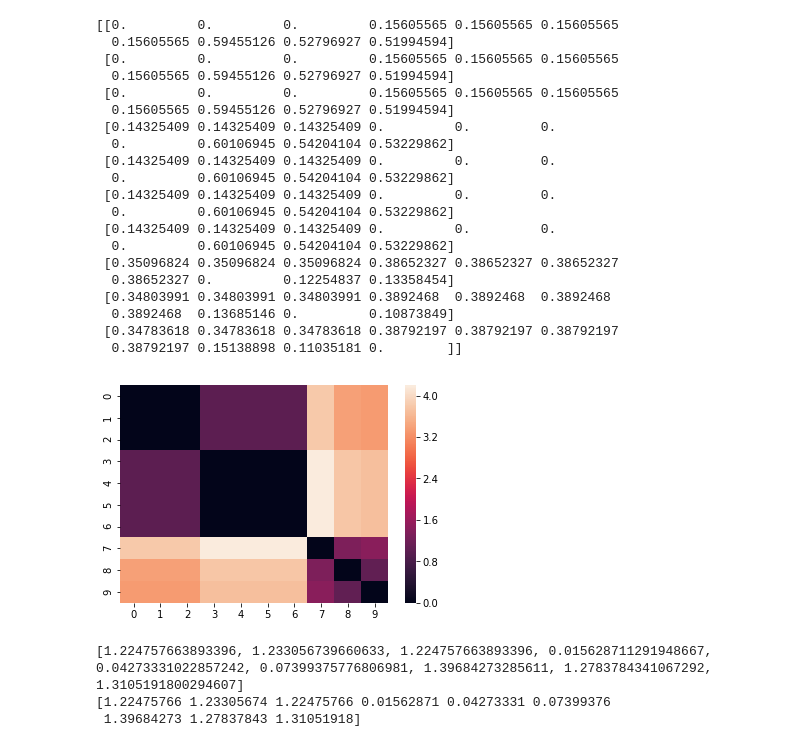
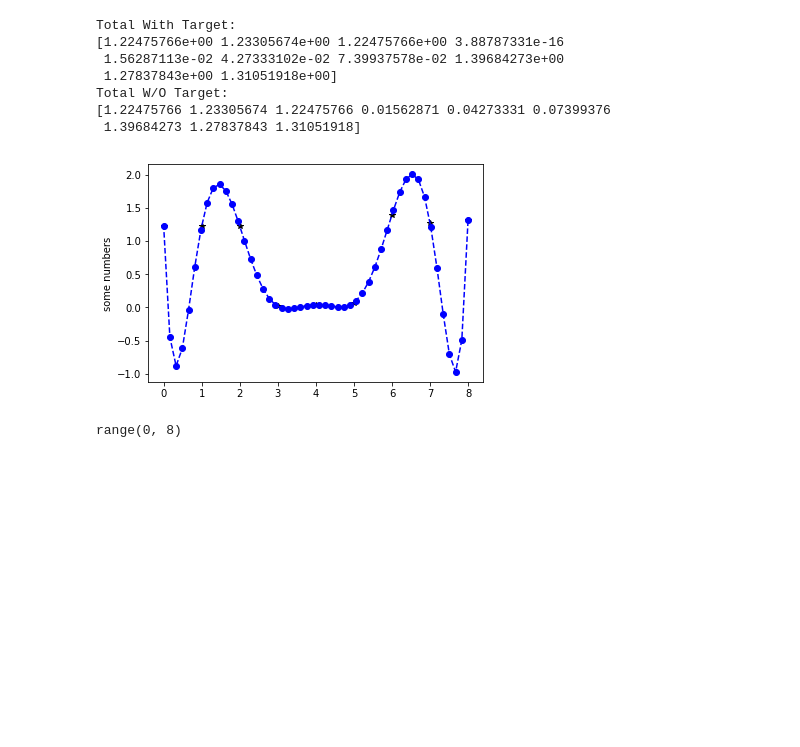
Before and after one commit to xhenes/optimality, a Jupyter notebook: AC-LIF.ipynb, the cells around one changed output. Saved outputs shown, nothing was run; the diff lists cells and outputs as text; code cells hidden in the pictures; blank space fills up the shorter version.

```diff
--- a/AC-LIF.ipynb
+++ b/AC-LIF.ipynb
@@ -64,17 +203,0 @@ print(len(vm))
-# %%
-plt.figure()
-for cell_id in arange(0,10):
-    plt.plot(vm[:,cell_id]-10*mV*cell_id)
-plt.grid()
-plt.xlabel("Time (ms)")
-plt.ylabel("Membrane potential (mV)")
-plt.ylim(-250, 50)
-plt.title("Current injection example");
-plt.figure()
-for cell_id in arange(0,10):
-    plt.plot(vm[:, cell_id])
-plt.grid()
-plt.xlabel("Time (ms)")
-plt.ylabel("Membrane potential (mV)")
-plt.ylim(-70, -40)
-plt.title("Current injection example");
@@ -123,4 +212,7 @@ true = ttarget(targetTvmc)
 # %%
 trains = {}
-for cell_id in arange(0,10):
-    trains[cell_id] = threshold_detection(vm[:,cell_id], threshold=-56.00*mV, sign='above')
+for cell_id in arange(10):
+    trains[cell_id] = threshold_detection(vm[:, cell_id], threshold = -56.00*mV, sign = 'above')
+for train in trains.values():
+    if (len(train) > 0):
+        print(train)
@@ -176,40 +233,27 @@ neo.core.spiketrain.SpikeTrain
 # %%
 distance_matrix2 = van_rossum_dist(trains.values(), tau=array(10.0) * pq.ms, sort = True)
-sns.heatmap(distance_matrix2)
+#sns.heatmap(distance_matrix2)
 d2_norm = preprocessing.normalize(distance_matrix2)
 #print(distance_matrix2)
-print(d2_norm)
+#print(d2_norm)
 t_d2 = d2_norm[3,:]
-# %% [output]
-[[0.         0.         0.         0.15605565 0.15605565 0.15605565
-  0.15605565 0.59455126 0.52796927 0.51994594]
- [0.         0.         0.         0.15605565 0.15605565 0.15605565
-  0.15605565 0.59455126 0.52796927 0.51994594]
- [0.         0.         0.         0.15605565 0.15605565 0.15605565
-  0.15605565 0.59455126 0.52796927 0.51994594]
- [0.14325409 0.14325409 0.14325409 0.         0.         0.
-  0.         0.60106945 0.54204104 0.53229862]
- [0.14325409 0.14325409 0.14325409 0.         0.         0.
-  0.         0.60106945 0.54204104 0.53229862]
- [0.14325409 0.14325409 0.14325409 0.         0.         0.
-  0.         0.60106945 0.54204104 0.53229862]
- [0.14325409 0.14325409 0.14325409 0.         0.         0.
-  0.         0.60106945 0.54204104 0.53229862]
- [0.35096824 0.35096824 0.35096824 0.38652327 0.38652327 0.38652327
-  0.38652327 0.         0.12254837 0.13358454]
- [0.34803991 0.34803991 0.34803991 0.3892468  0.3892468  0.3892468
-  0.3892468  0.13685146 0.         0.10873849]
- [0.34783618 0.34783618 0.34783618 0.38792197 0.38792197 0.38792197
-  0.38792197 0.15138898 0.11035181 0.        ]]
-[figure, removed]
 # %%
 ntot = true + t_d1 + t_d2
+#print("Total Scale")
+#print(ntot)
 l_ntot = ntot.tolist()
 l_ntot.pop(3)
-print(l_ntot)
+#print(l_ntot)
 opt_ntot = np.asarray(l_ntot)
+print("Total With Target:")
+print(ntot)
+print("Total W/O Target:")
 print(opt_ntot)
 # %% [output]
-[1.224757663893396, 1.233056739660633, 1.224757663893396, 0.015628711291948667, 0.04273331022857242, 0.07399375776806981, 1.39684273285611, 1.2783784341067292, 1.3105191800294607]
+Total With Target:
+[1.22475766e+00 1.23305674e+00 1.22475766e+00 3.88787331e-16
+ 1.56287113e-02 4.27333102e-02 7.39937578e-02 1.39684273e+00
+ 1.27837843e+00 1.31051918e+00]
+Total W/O Target:
 [1.22475766 1.23305674 1.22475766 0.01562871 0.04273331 0.07399376
  1.39684273 1.27837843 1.31051918]
@@ -308,0 +260,13 @@ minimize(optimize(-80,-40,10,20,90,-5,.05,15,180,100.0,3,50.0,10.0), 1)
+# %%
+y = opt_ntot
+x = arange(len(y))
+z = np.polyfit(x, y, 8)
+f = np.poly1d(z)
+x_new = np.linspace(x[8], x[0], 50)
+y_new = f(x_new)
+plt.plot(x, y, 'k*', x_new, y_new, '--bo')
+plt.ylabel('some numbers')
+plt.show()
+# %% [output]
+[figure, added]
+range(0, 8)
```
Also changed, not shown: parts of 22 cells of this notebook.
